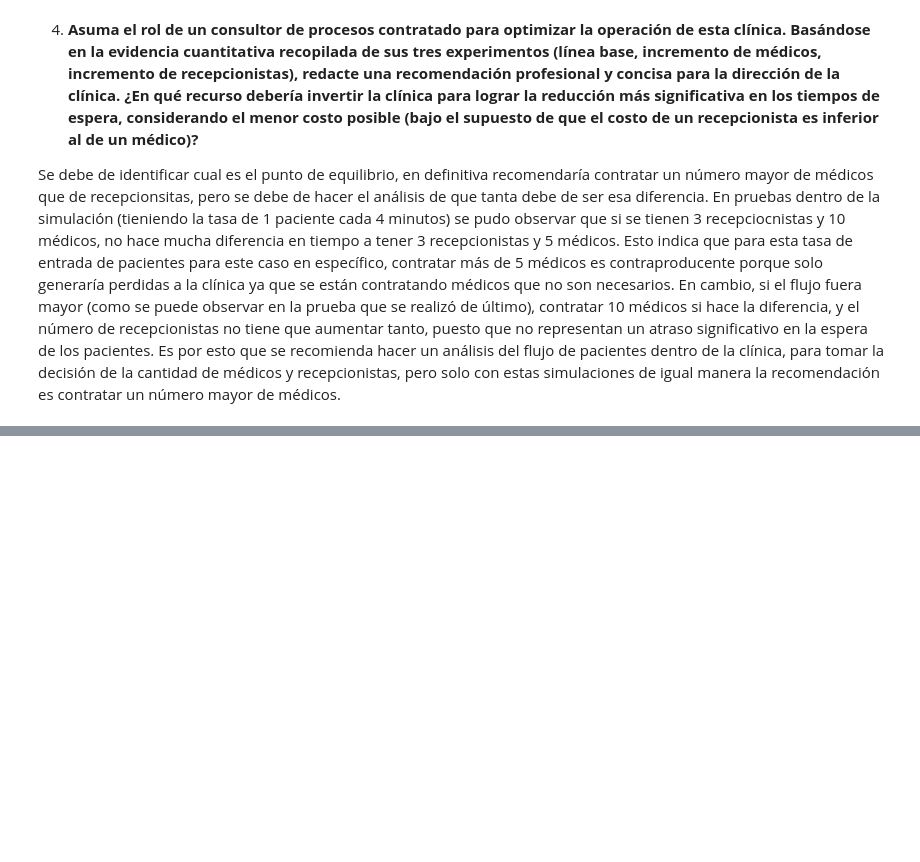
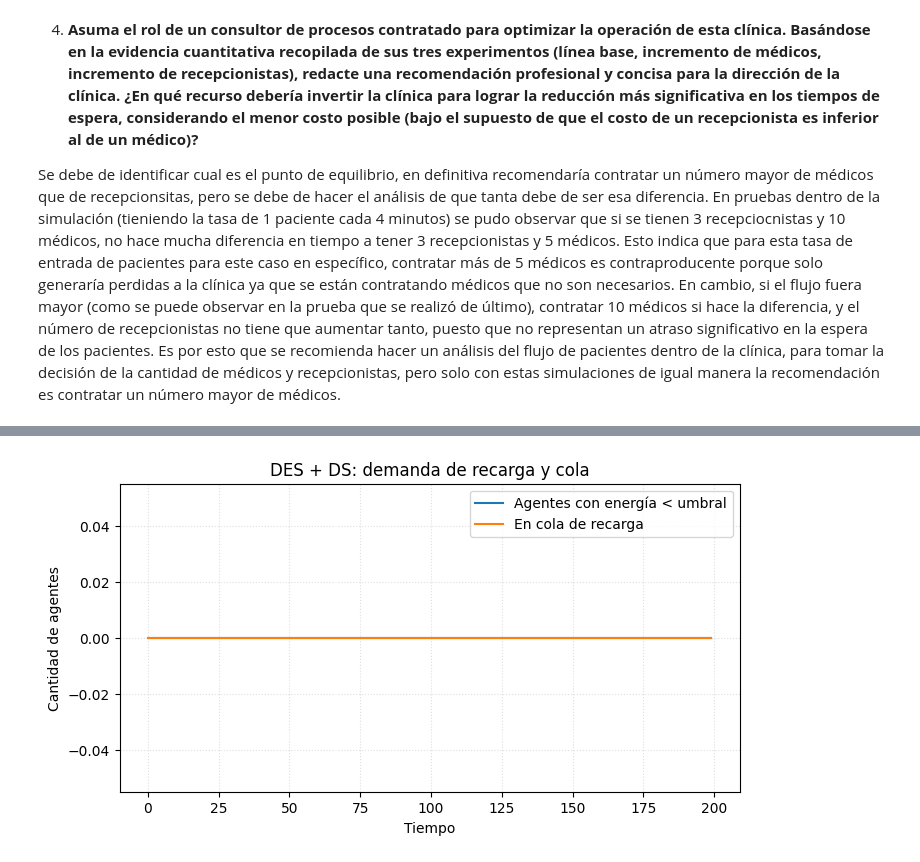
Before and after one commit to angelargd8/lab7-modsim, a Jupyter notebook: main.ipynb, the cells around one changed output, grey strips where cells are left out. Cells and saved outputs as stored; diff of their text form; code cells hidden in the pictures; blank space fills up the shorter version.

```diff
--- a/main.ipynb
+++ b/main.ipynb
@@ -325,0 +569,13 @@ Se debe de identificar cual es el punto de equilibrio, en definitiva recomendar
+# %%
+# Agentes bajo umbral y cola de recarga
+plt.figure(figsize=(8, 4))
+plt.plot(tiempos, agentes_bajo_umbral, label="Agentes con energía < umbral")
+plt.plot(tiempos, en_cola_recarga, label="En cola de recarga")
+plt.xlabel("Tiempo")
+plt.ylabel("Cantidad de agentes")
+plt.title("DES + DS: demanda de recarga y cola")
+plt.grid(True, linestyle=":", alpha=0.4)
+plt.legend()
+plt.show()
+# %% [output]
+[figure, added]
```
Also changed, not shown: parts of 9 cells of this notebook.
